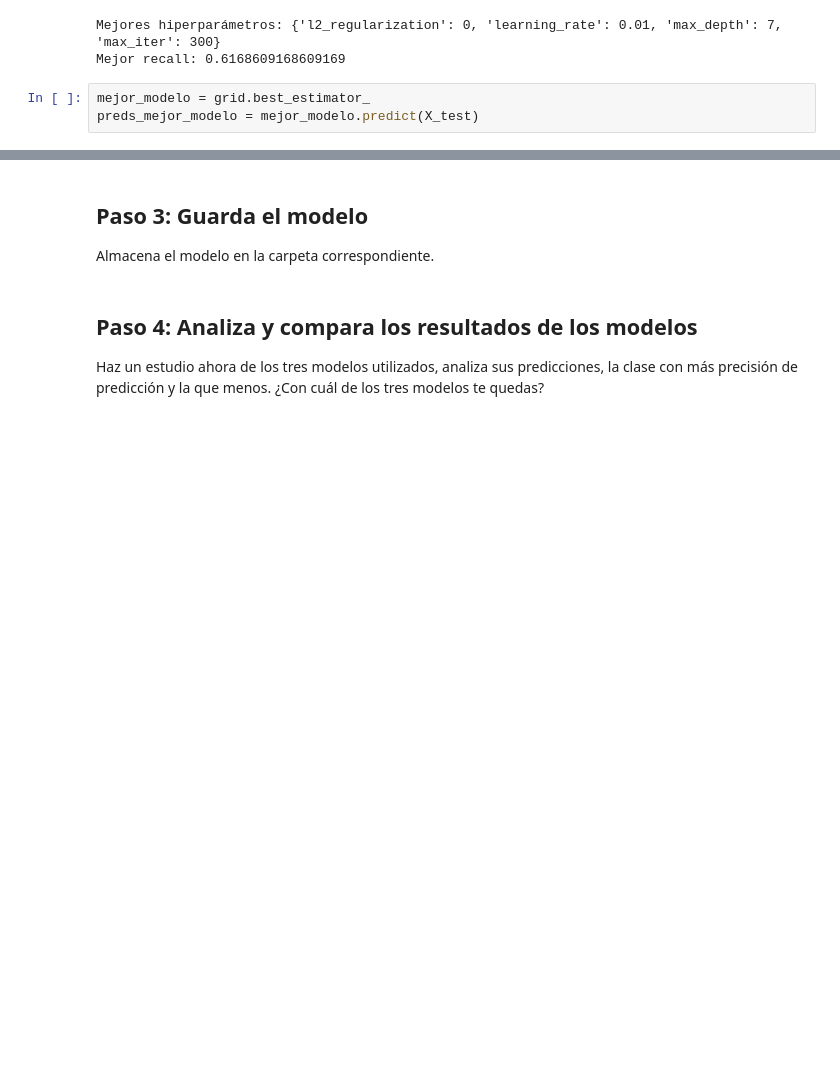
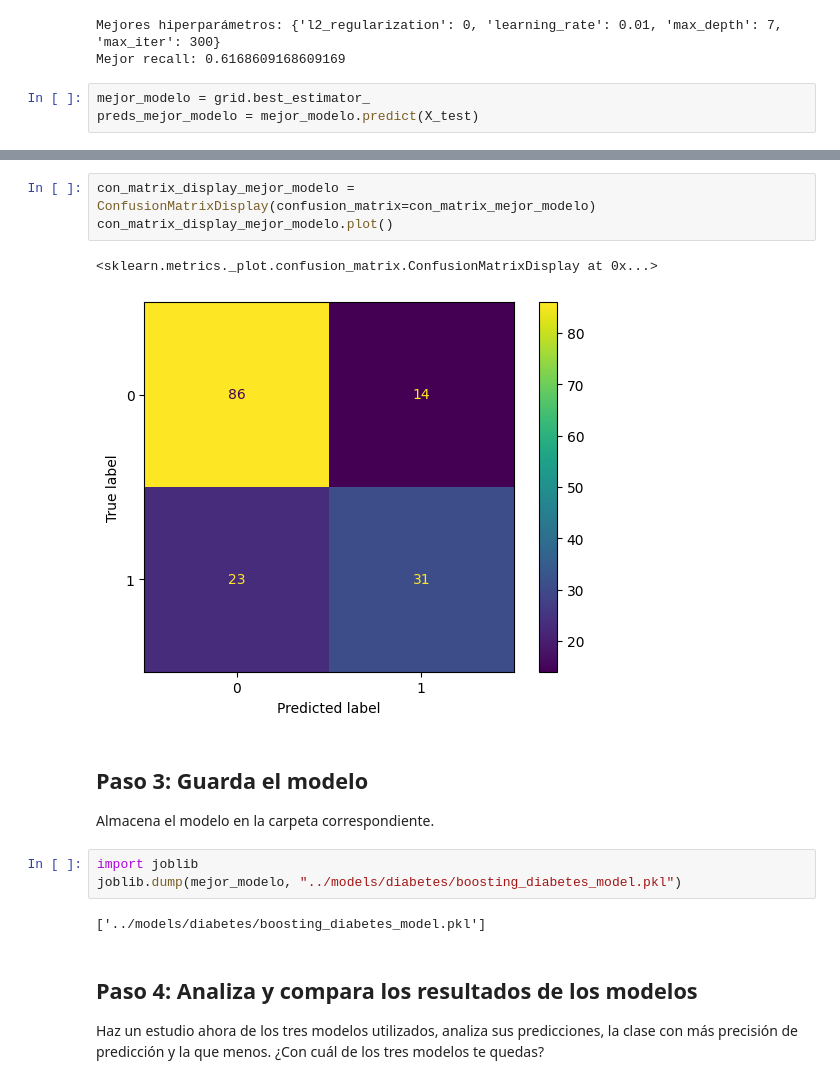
Before and after one commit to 4GeeksAcademy/ekbalam11-machine-learning, a Jupyter notebook: src/06-boosting-diabetes.ipynb, the cells around one changed output, grey strips where cells are left out. Saved outputs shown, nothing was run; the diff lists cells and outputs as text; blank space fills up the shorter version.

Commit message:
06-boosting-diabetes hecho

```diff
--- a/src/06-boosting-diabetes.ipynb
+++ b/src/06-boosting-diabetes.ipynb
@@ -136,8 +145,19 @@ print(f"Classification Report del mejor modelo: \n{classification_report_mejor_m
+# %%
+con_matrix_display_mejor_modelo = ConfusionMatrixDisplay(confusion_matrix=con_matrix_mejor_modelo)
+con_matrix_display_mejor_modelo.plot()
+# %% [output]
+<sklearn.metrics._plot.confusion_matrix.ConfusionMatrixDisplay at 0x...>
+[figure, added]
 # %% [markdown]
 
 ## Paso 3: Guarda el modelo
 
 Almacena el modelo en la carpeta correspondiente.
+# %%
+import joblib
+joblib.dump(mejor_modelo, "../models/diabetes/boosting_diabetes_model.pkl")
+# %% [output]
+['../models/diabetes/boosting_diabetes_model.pkl']
 # %% [markdown]
 ## Paso 4: Analiza y compara los resultados de los modelos
 
```
Also changed, not shown: parts of 4 cells of this notebook, 1 other file.
